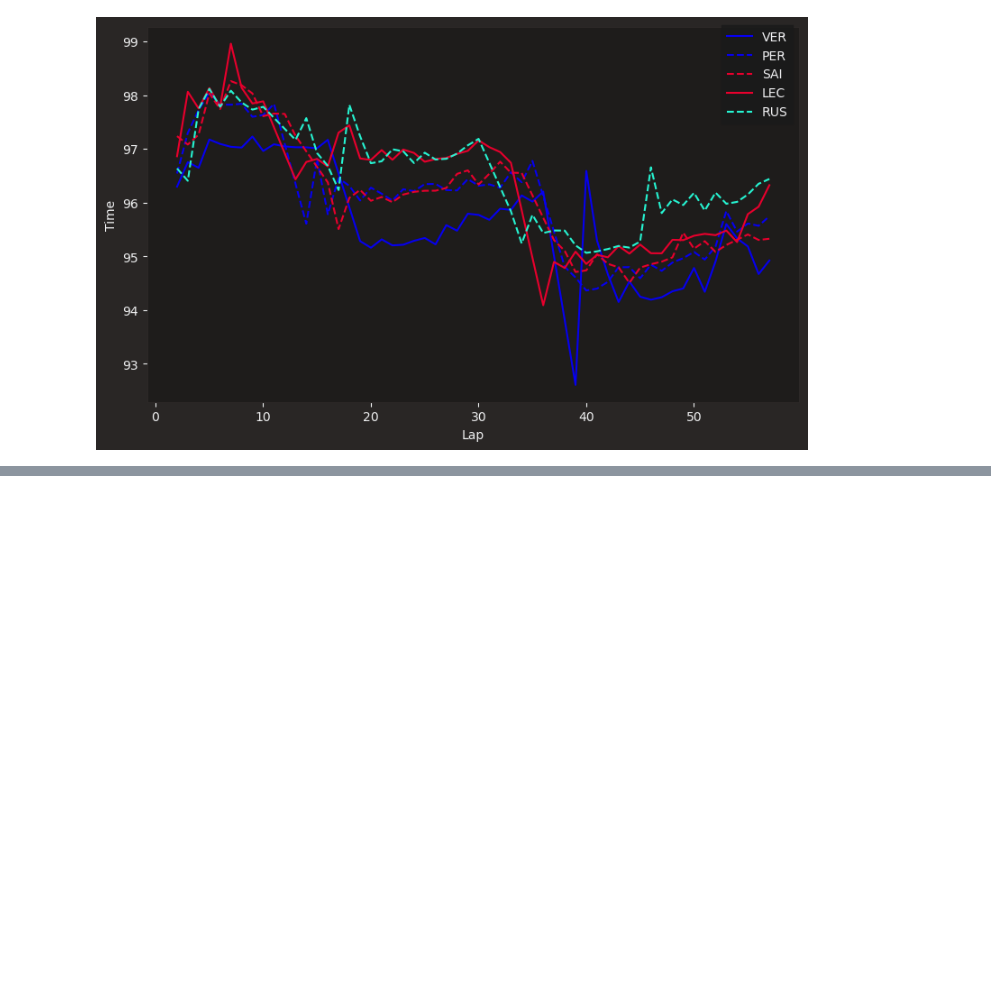
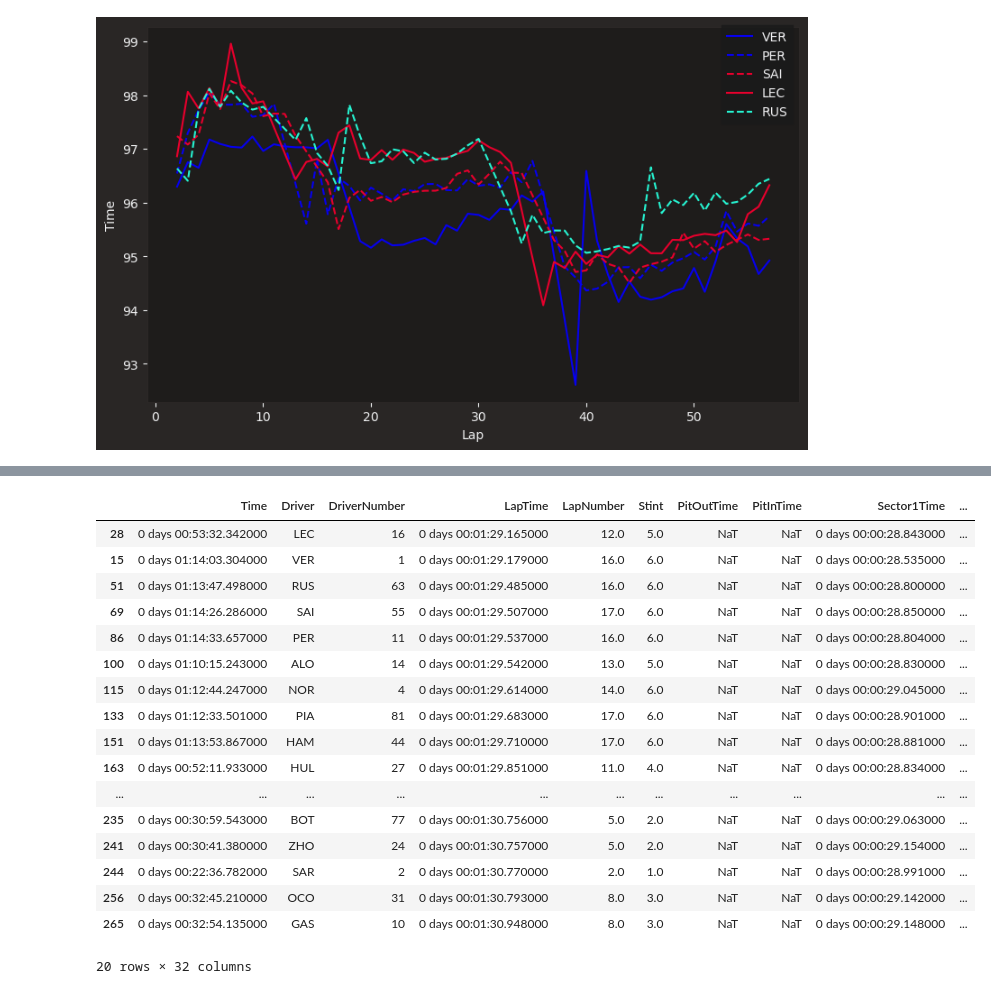
Before and after one commit to elijahmccauley/f1_tire_deg, a Jupyter notebook: FastF1Test.ipynb, the cells around one changed output, grey strips where cells are left out. Cells and saved outputs as stored; diff of their text form; code cells hidden in the pictures; blank space fills up the shorter version.

```diff
--- a/FastF1Test.ipynb
+++ b/FastF1Test.ipynb
@@ -206,0 +369,21 @@ See the caveats in the documentation: https://pandas.pydata.org/pandas-docs/stab
+# %%
+fastest_laps
+# %% [output]
+|  | Time | Driver | DriverNumber | LapTime | LapNumber | Stint | PitOutTime | PitInTime | Sector1Time | ... |
+| 28 | 0 days 00:53:32.342000 | LEC | 16 | 0 days 00:01:29.165000 | 12.0 | 5.0 | NaT | NaT | 0 days 00:00:28.843000 | ... |
+| 15 | 0 days 01:14:03.304000 | VER | 1 | 0 days 00:01:29.179000 | 16.0 | 6.0 | NaT | NaT | 0 days 00:00:28.535000 | ... |
+| 51 | 0 days 01:13:47.498000 | RUS | 63 | 0 days 00:01:29.485000 | 16.0 | 6.0 | NaT | NaT | 0 days 00:00:28.800000 | ... |
+| 69 | 0 days 01:14:26.286000 | SAI | 55 | 0 days 00:01:29.507000 | 17.0 | 6.0 | NaT | NaT | 0 days 00:00:28.850000 | ... |
+| 86 | 0 days 01:14:33.657000 | PER | 11 | 0 days 00:01:29.537000 | 16.0 | 6.0 | NaT | NaT | 0 days 00:00:28.804000 | ... |
+| 100 | 0 days 01:10:15.243000 | ALO | 14 | 0 days 00:01:29.542000 | 13.0 | 5.0 | NaT | NaT | 0 days 00:00:28.830000 | ... |
+| 115 | 0 days 01:12:44.247000 | NOR | 4 | 0 days 00:01:29.614000 | 14.0 | 6.0 | NaT | NaT | 0 days 00:00:29.045000 | ... |
+| 133 | 0 days 01:12:33.501000 | PIA | 81 | 0 days 00:01:29.683000 | 17.0 | 6.0 | NaT | NaT | 0 days 00:00:28.901000 | ... |
+| 151 | 0 days 01:13:53.867000 | HAM | 44 | 0 days 00:01:29.710000 | 17.0 | 6.0 | NaT | NaT | 0 days 00:00:28.881000 | ... |
+| 163 | 0 days 00:52:11.933000 | HUL | 27 | 0 days 00:01:29.851000 | 11.0 | 4.0 | NaT | NaT | 0 days 00:00:28.834000 | ... |
+| ... | ... | ... | ... | ... | ... | ... | ... | ... | ... | ... |
+| 235 | 0 days 00:30:59.543000 | BOT | 77 | 0 days 00:01:30.756000 | 5.0 | 2.0 | NaT | NaT | 0 days 00:00:29.063000 | ... |
+| 241 | 0 days 00:30:41.380000 | ZHO | 24 | 0 days 00:01:30.757000 | 5.0 | 2.0 | NaT | NaT | 0 days 00:00:29.154000 | ... |
+| 244 | 0 days 00:22:36.782000 | SAR | 2 | 0 days 00:01:30.770000 | 2.0 | 1.0 | NaT | NaT | 0 days 00:00:28.991000 | ... |
+| 256 | 0 days 00:32:45.210000 | OCO | 31 | 0 days 00:01:30.793000 | 8.0 | 3.0 | NaT | NaT | 0 days 00:00:29.142000 | ... |
+| 265 | 0 days 00:32:54.135000 | GAS | 10 | 0 days 00:01:30.948000 | 8.0 | 3.0 | NaT | NaT | 0 days 00:00:29.148000 | ... |
+20 rows × 32 columns
```
Also changed, not shown: parts of 3 cells of this notebook.
